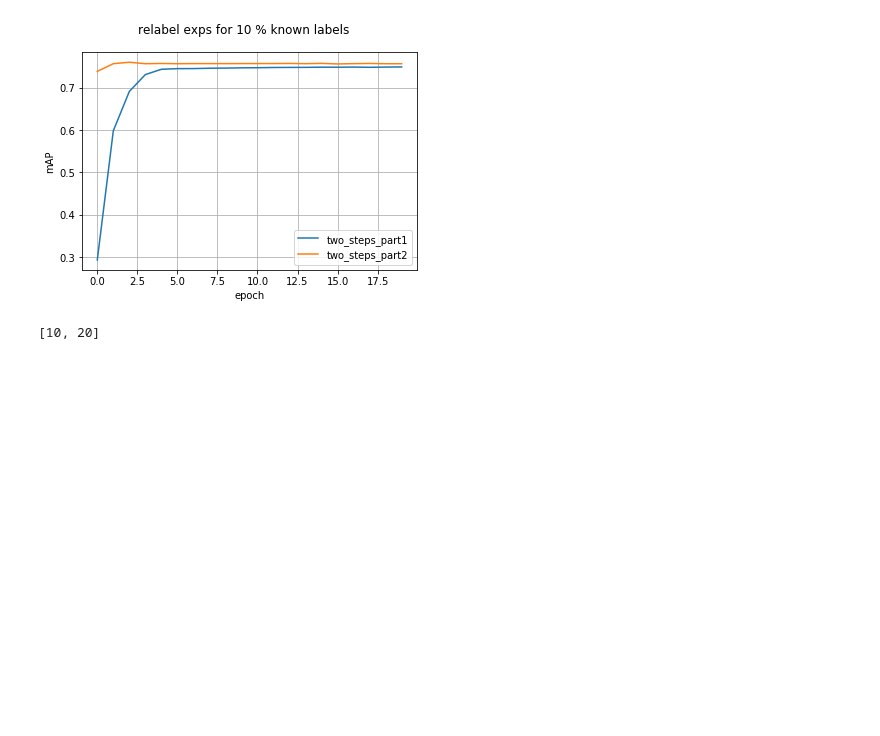
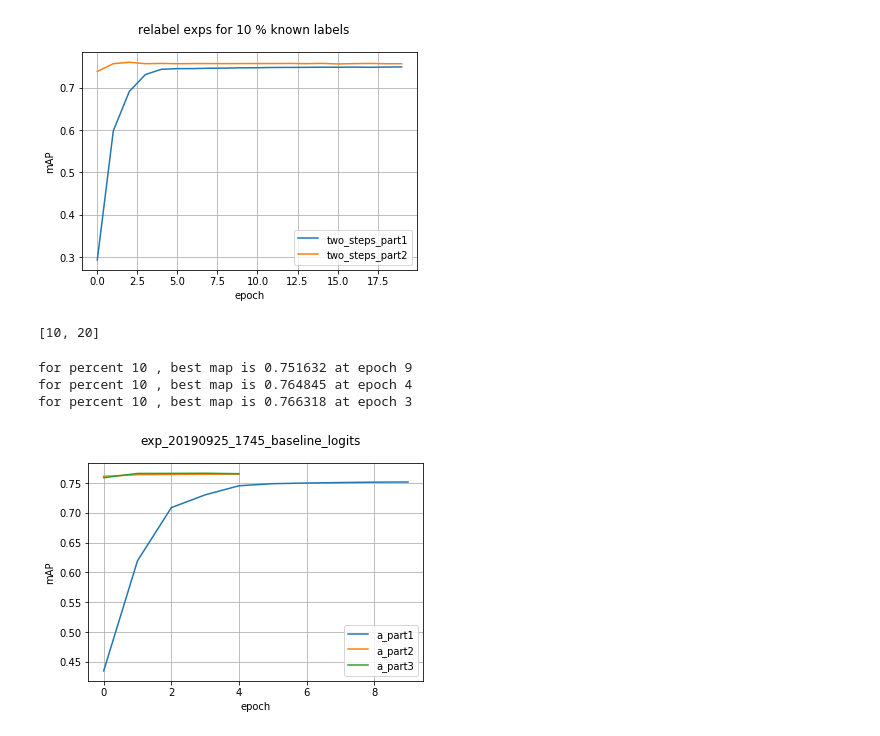
Before and after one commit to lcalem/partial-labels, a Jupyter notebook: experiments/notebooks/eval.ipynb, the cells around one changed output. Drawn from its saved outputs; the diff is of its cells as text; code cells hidden in the pictures; blank space fills up the shorter version.

Commit message:
added notebooks and eval images

```diff
--- a/experiments/notebooks/eval.ipynb
+++ b/experiments/notebooks/eval.ipynb
@@ -686,10 +686,10 @@ def get_plotting_data(exps_dict, percent, steps=None):
             for step in steps + [100]:
                 exp_name += '_step%s' % step
                 maps = get_map(exp_mapfile, percent, step_range=(first_step, step))
-                x_maps = sorted(list(maps.keys()))
+                x_maps = np.array(sorted(list(maps.keys())))
 
                 data[exp_name] = {
-                    'x': x_maps,
+                    'x': x_maps + step,
                     'y': [float(maps[k]) for k in x_maps]
                 }
                 first_step = step
@@ -699,7 +699,7 @@ def get_plotting_data(exps_dict, percent, steps=None):
 data = get_plotting_data(exps, percent)
 # %%
 # plotting
-def actual_plot(data):
+def actual_plot(data, title=None):
     fig, ax = plt.subplots()
     for name, val in data.items():
         ax.plot(val['x'], val['y'], label=name)
@@ -708,8 +708,9 @@ def actual_plot(data):
     ax.legend()
     ax.grid()
 
-    fig.suptitle('relabel exps for %s %% known labels' % percent)
-    fig.savefig("eval_relabel1_%s.png" % percent)
+    fig.suptitle(title)
+    fig.savefig(title)
+
     plt.show()
 # %%
 actual_plot(data)
@@ -760,5 +761,7 @@ exps = {
     'two_steps_part1': 'exp_20190925_1239_baseline/map.csv',
     'two_steps_part2': 'exp_20190925_1239_baseline/map1.csv'
 }
+# %%
+percent = 10
 # %%
 data = get_plotting_data(exps, percent)
@@ -771,3 +774,16 @@ for percent 10 , best map is 0.759602 at epoch 2
 [10] + [20]
 # %% [output]
 [10, 20]
+# %%
+exps = {
+    'a_part1': 'exp_20190925_1745_baseline_logits/map.csv',
+    'a_part2': 'exp_20190925_1745_baseline_logits/map1.csv',
+    'a_part3': 'exp_20190925_1745_baseline_logits/map2.csv',
+}
+data = get_plotting_data(exps, percent)
+actual_plot(data, 'exp_20190925_1745_baseline_logits')
+# %% [output]
+for percent 10 , best map is 0.751632 at epoch 9
+for percent 10 , best map is 0.764845 at epoch 4
+for percent 10 , best map is 0.766318 at epoch 3
+[figure, added]
```
Also changed, not shown: parts of 8 cells of this notebook, 12 other files.
